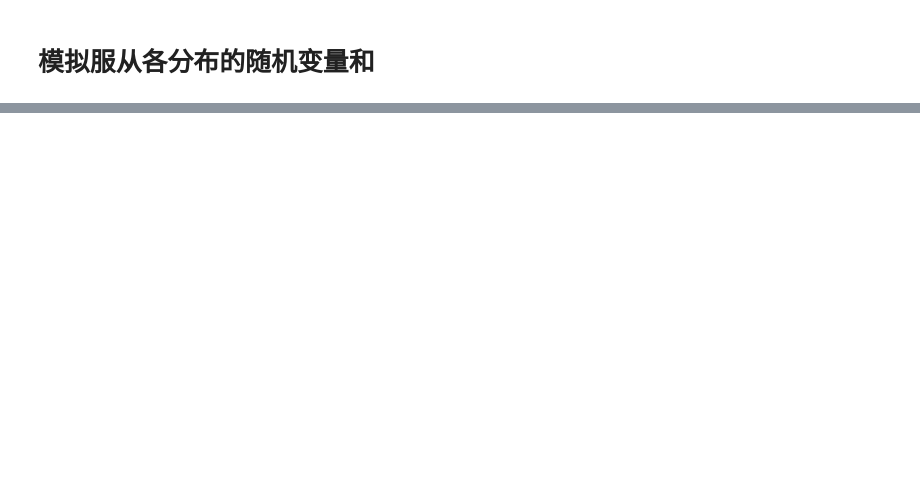
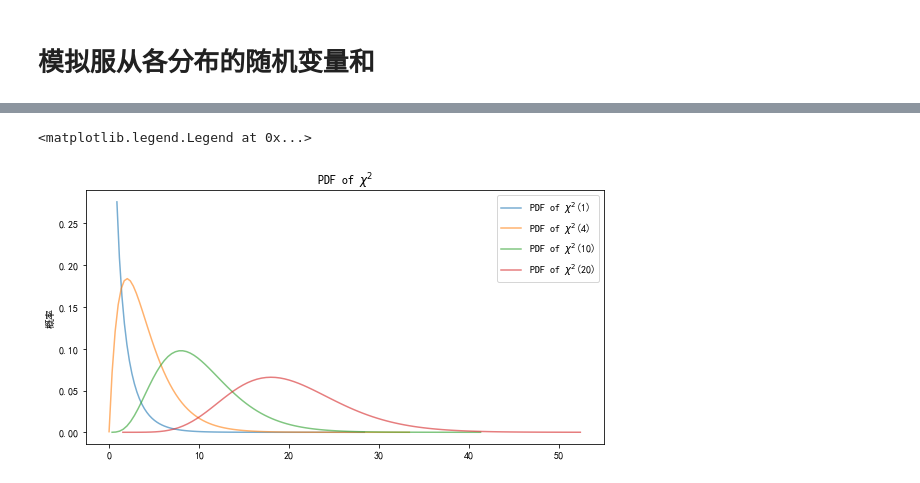
Before and after one commit to goodchinas/pyquant, a Jupyter notebook: 33. 概率论和数理统计.ipynb, the cells around one changed output, grey strips where cells are left out. Cells and saved outputs as stored; diff of their text form; code cells hidden in the pictures; blank space fills up the shorter version.

```diff
--- a/33. 概率论和数理统计.ipynb
+++ b/33. 概率论和数理统计.ipynb
@@ -391,0 +394,19 @@ plt.subplots_adjust(wspace=.1,hspace=.1,left=0,right=1,top=.93,bottom=0.05)
+# %%
+plt.figure(figsize=(8,4))
+dfs=[
+(1,(0.65, 0.9999999), ),
+(4,(0.000001,0.999999), ),
+(10,(0.000001, 0.99999), ),
+(20,(0.00000001, 0.9999), ),
+]# 卡方自由度
+for df,(l,r) in dfs:
+    chi2=stats.chi2(df=df)
+    chi2_x=np.linspace(chi2.ppf(l),chi2.ppf(r),100)
+    plt.plot(chi2_x,chi2.pdf(chi2_x),alpha=0.6, label=r'PDF of $\chi^2$({})'.format(df))
+plt.ylabel('概率')
+plt.title(r'PDF of $\chi^2$')
+plt.subplots_adjust(wspace=.1,hspace=.1,left=0.1,right=1,top=.93,bottom=0.05)
+plt.legend()
+# %% [output]
+<matplotlib.legend.Legend at 0x...>
+[figure, added]
```
Also changed, not shown: parts of 40 cells of this notebook, 6 other files.
